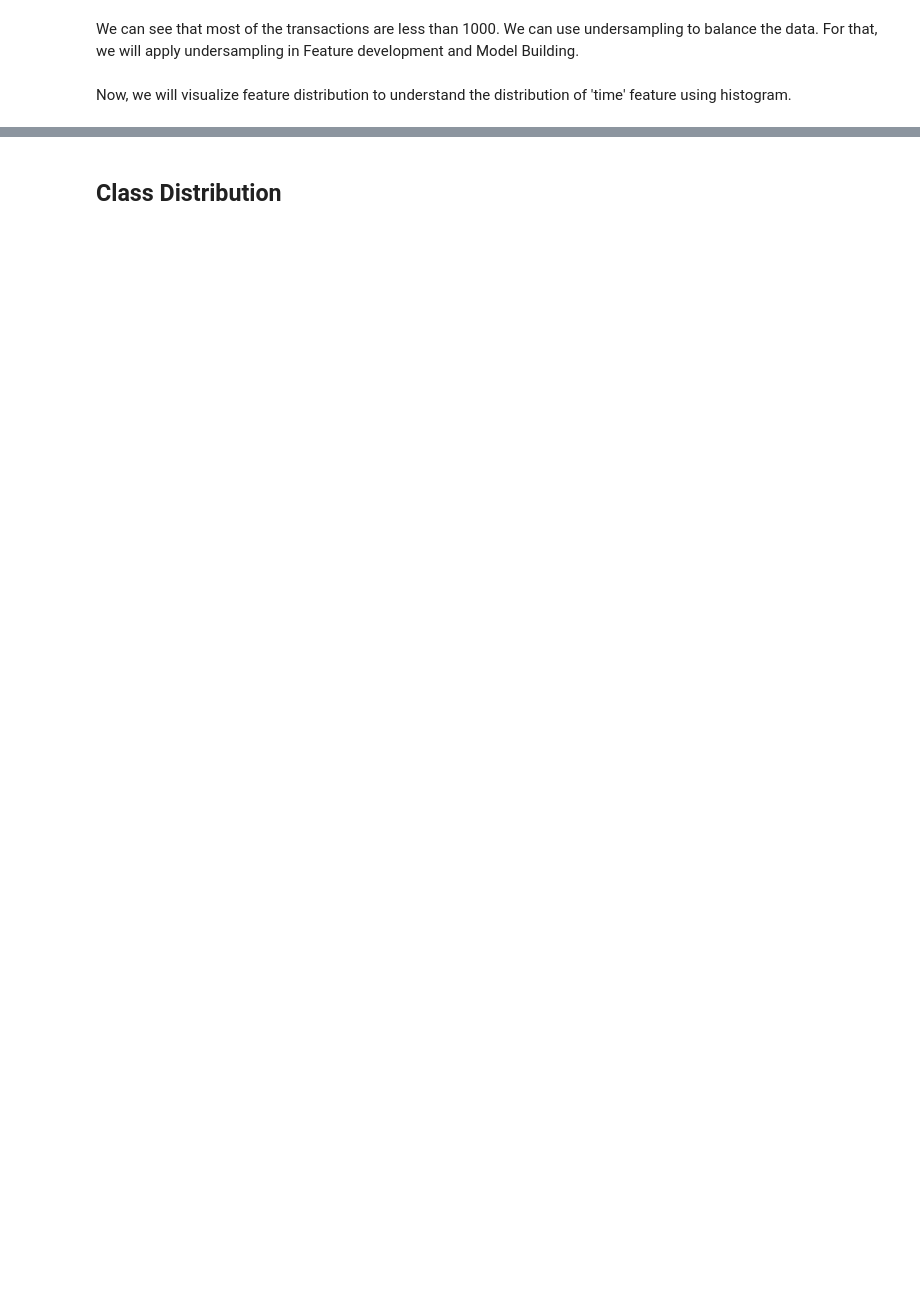
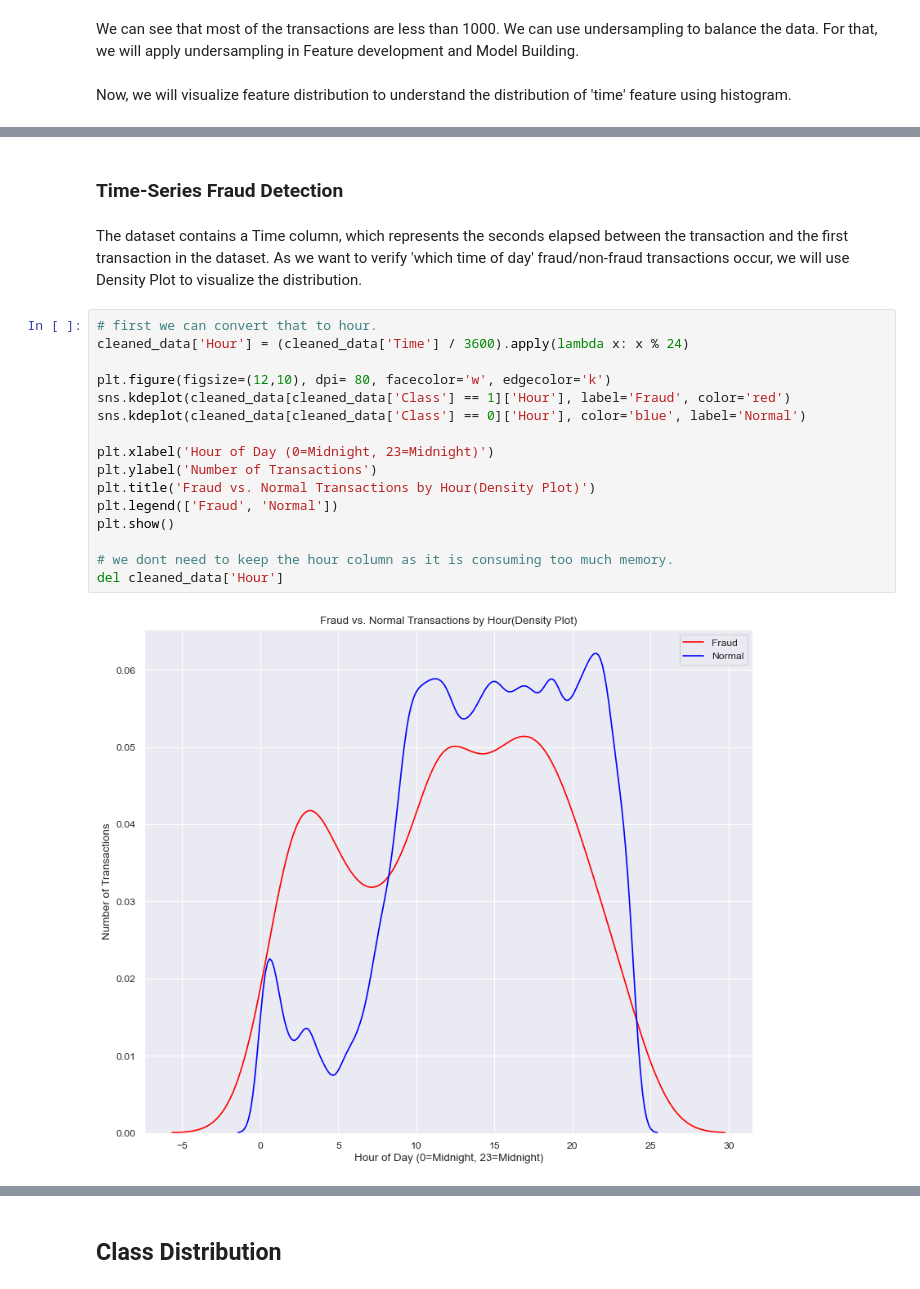
Before and after one commit to hasanmd1/Machine_Learning_Projects, a Jupyter notebook: Credit_Card_Fraud_Detection/notebooks/EDA_&_Modeling.ipynb, the cells around one changed output, grey strips where cells are left out. Drawn from its saved outputs; the diff is of its cells as text; blank space fills up the shorter version.

```diff
--- a/Credit_Card_Fraud_Detection/notebooks/EDA_&_Modeling.ipynb
+++ b/Credit_Card_Fraud_Detection/notebooks/EDA_&_Modeling.ipynb
@@ -123,3 +153,25 @@ sns.histplot(data['Time'], kde=True, color='red', bins=500)
 # %% [output]
 <Axes: xlabel='Time', ylabel='Count'>
 [figure]
+# %% [markdown]
+### Time-Series Fraud Detection
+# %% [markdown]
+The dataset contains a Time column, which represents the seconds elapsed between the transaction and the first transaction in the dataset. As we want to verify 'which time of day' fraud/non-fraud transactions occur, we will use Density Plot to visualize the distribution.
+# %%
+# first we can convert that to hour.
+cleaned_data['Hour'] = (cleaned_data['Time'] / 3600).apply(lambda x: x % 24)
+
+plt.figure(figsize=(12,10), dpi= 80, facecolor='w', edgecolor='k')
+sns.kdeplot(cleaned_data[cleaned_data['Class'] == 1]['Hour'], label='Fraud', color='red')
+sns.kdeplot(cleaned_data[cleaned_data['Class'] == 0]['Hour'], color='blue', label='Normal')
+
+plt.xlabel('Hour of Day (0=Midnight, 23=Midnight)')
+plt.ylabel('Number of Transactions')
+plt.title('Fraud vs. Normal Transactions by Hour(Density Plot)')
+plt.legend(['Fraud', 'Normal'])
+plt.show()
+
+# we dont need to keep the hour column as it is consuming too much memory.
+del cleaned_data['Hour']
+# %% [output]
+[figure, added]
```
Also changed, not shown: parts of 28 cells of this notebook, 2 other files.
